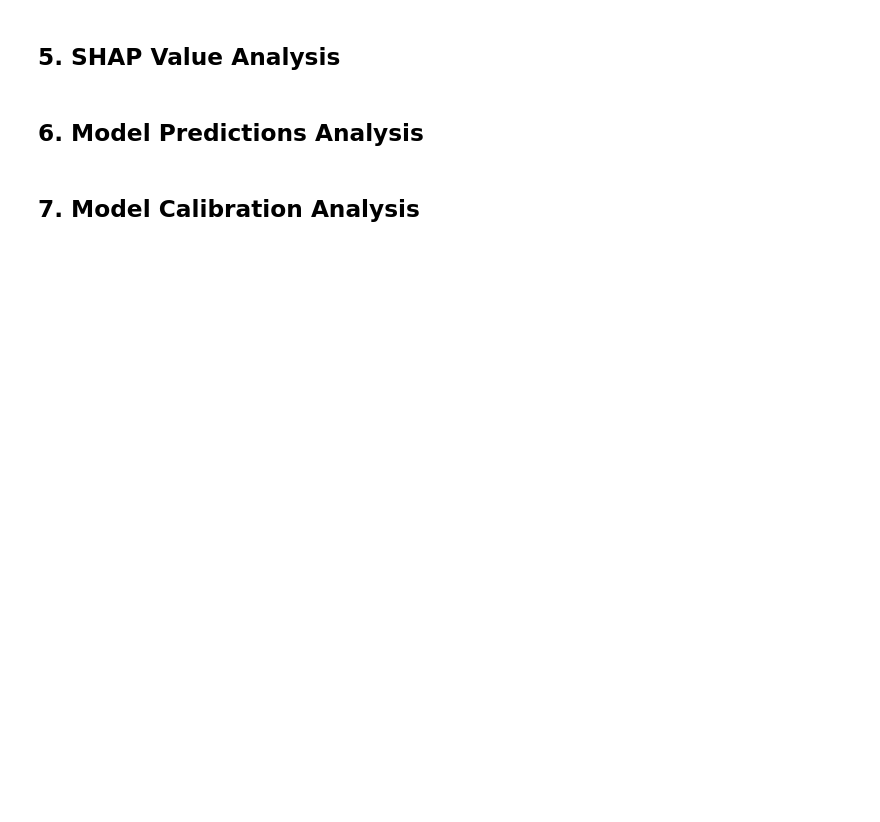
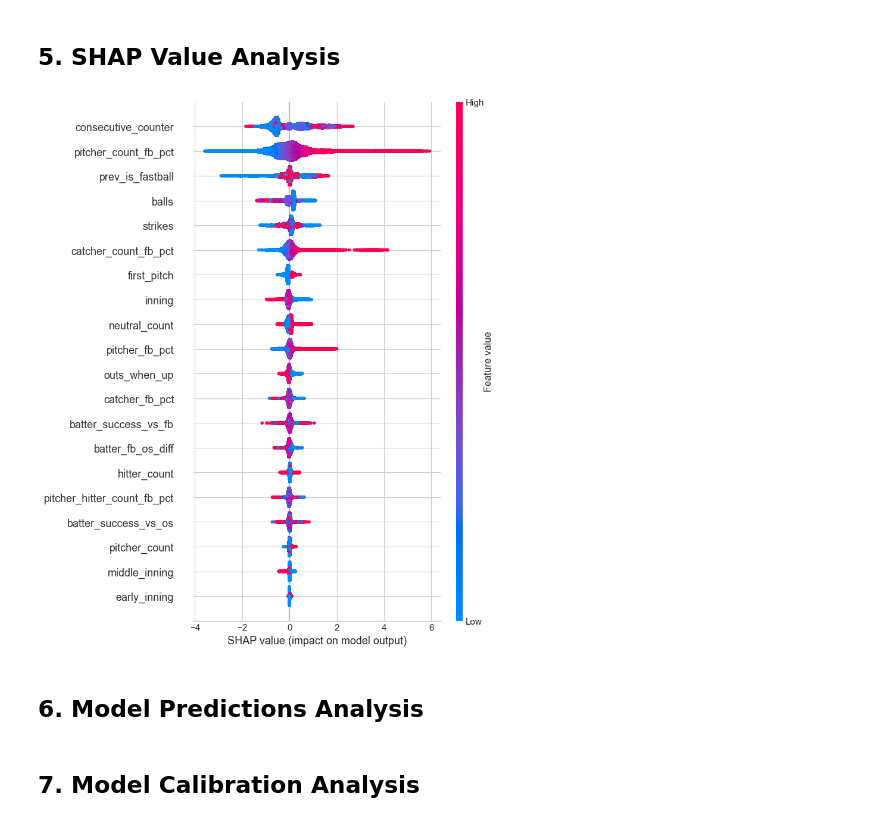
Before and after one commit to Osalira/BaseballPitchTypePredictionProject, a Jupyter notebook: notebooks/02_model_evaluation.ipynb, the cells around one changed output. Saved outputs shown, nothing was run; the diff lists cells and outputs as text; code cells hidden in the pictures; blank space fills up the shorter version.

Commit message:
add partial data collections for seasons

```diff
--- a/notebooks/02_model_evaluation.ipynb
+++ b/notebooks/02_model_evaluation.ipynb
@@ -78,25 +91,27 @@ plt.tight_layout()
 # %%
 # Load test data and XGBoost model for SHAP analysis
 import glob
 import os
 
 # Load the most recent XGBoost model
-xgb_files = glob.glob('models/xgboost_*.pkl')
+xgb_files = glob.glob('../models/xgboost_*.pkl')
 latest_xgb = max(xgb_files, key=os.path.getctime)
 with open(latest_xgb, 'rb') as f:
     xgb_model = pickle.load(f)
 
 # Load test data
-data = pd.read_csv('data/processed/modeling_data_2021_to_2023.csv')
+data = pd.read_csv('../../data/processed/modeling_data_2021_to_2023.csv')
 X = data.drop('is_fastball', axis=1)
 
 # Calculate SHAP values
 explainer = shap.TreeExplainer(xgb_model)
 shap_values = explainer.shap_values(X)
 
 # Plot SHAP summary
 plt.figure(figsize=(12, 8))
 shap.summary_plot(shap_values, X)
+# %% [output]
+[figure, added]
 # %% [markdown]
 ## 6. Model Predictions Analysis
 # %%
```
Also changed, not shown: parts of 5 cells of this notebook, 12 other files.
